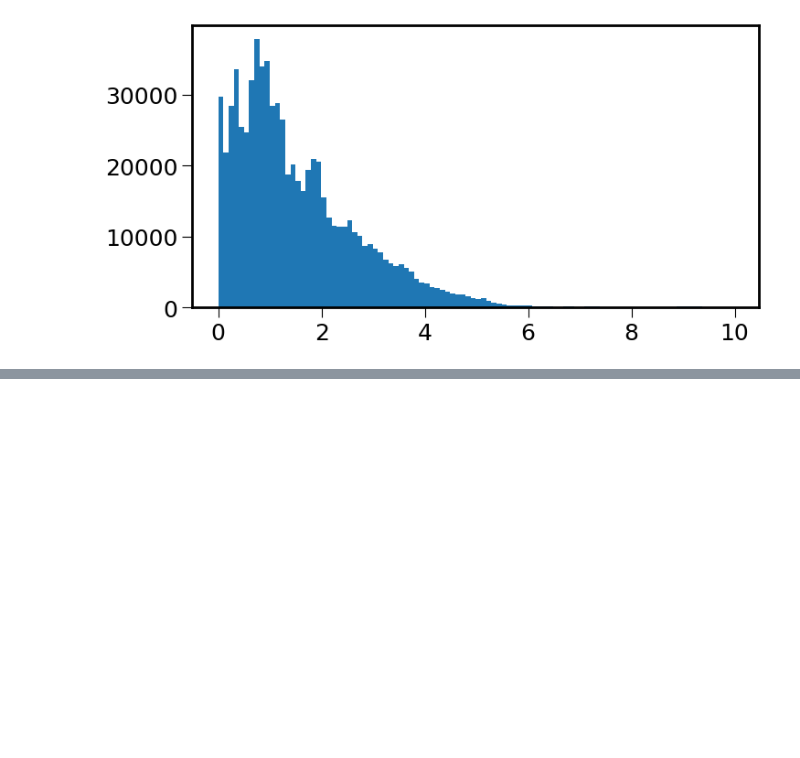
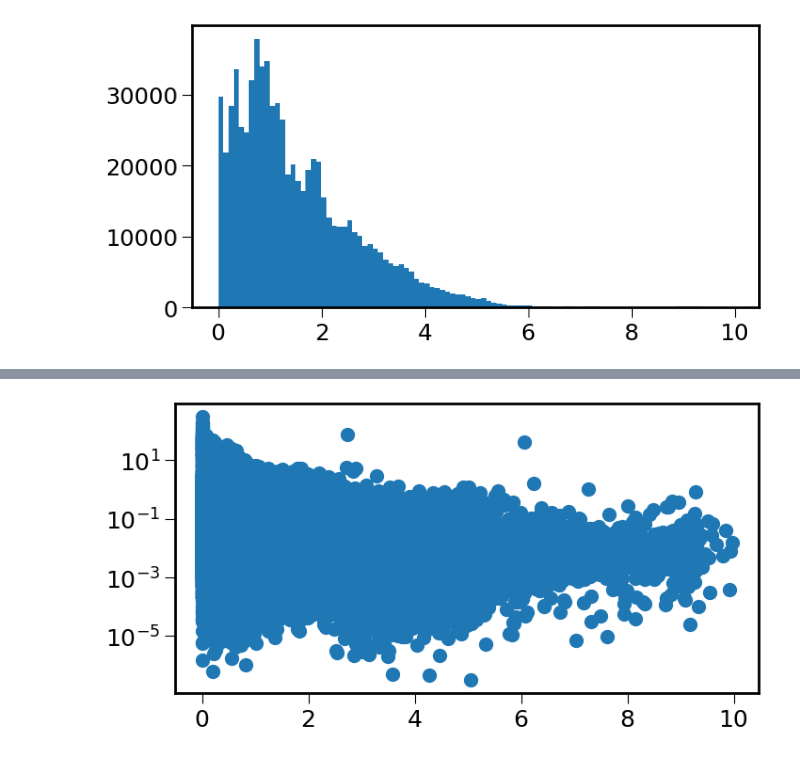
Before and after one commit to JospehCeh/lephare_cosmos, a Jupyter notebook: read_COSMOS2020.ipynb, the cells around one changed output, grey strips where cells are left out. Saved outputs shown, nothing was run; the diff lists cells and outputs as text; code cells hidden in the pictures; blank space fills up the shorter version.

```diff
--- a/read_COSMOS2020.ipynb
+++ b/read_COSMOS2020.ipynb
@@ -165,0 +232,6 @@ plt.hist(data['lp_zBEST'], bins=100)
+# %%
+f, a = plt.subplots(1,1)
+a.scatter(all_lpz, all_CFHTustar)
+a.set_yscale('log')
+# %% [output]
+[figure, added]
```
Also changed, not shown: parts of 14 cells of this notebook.
